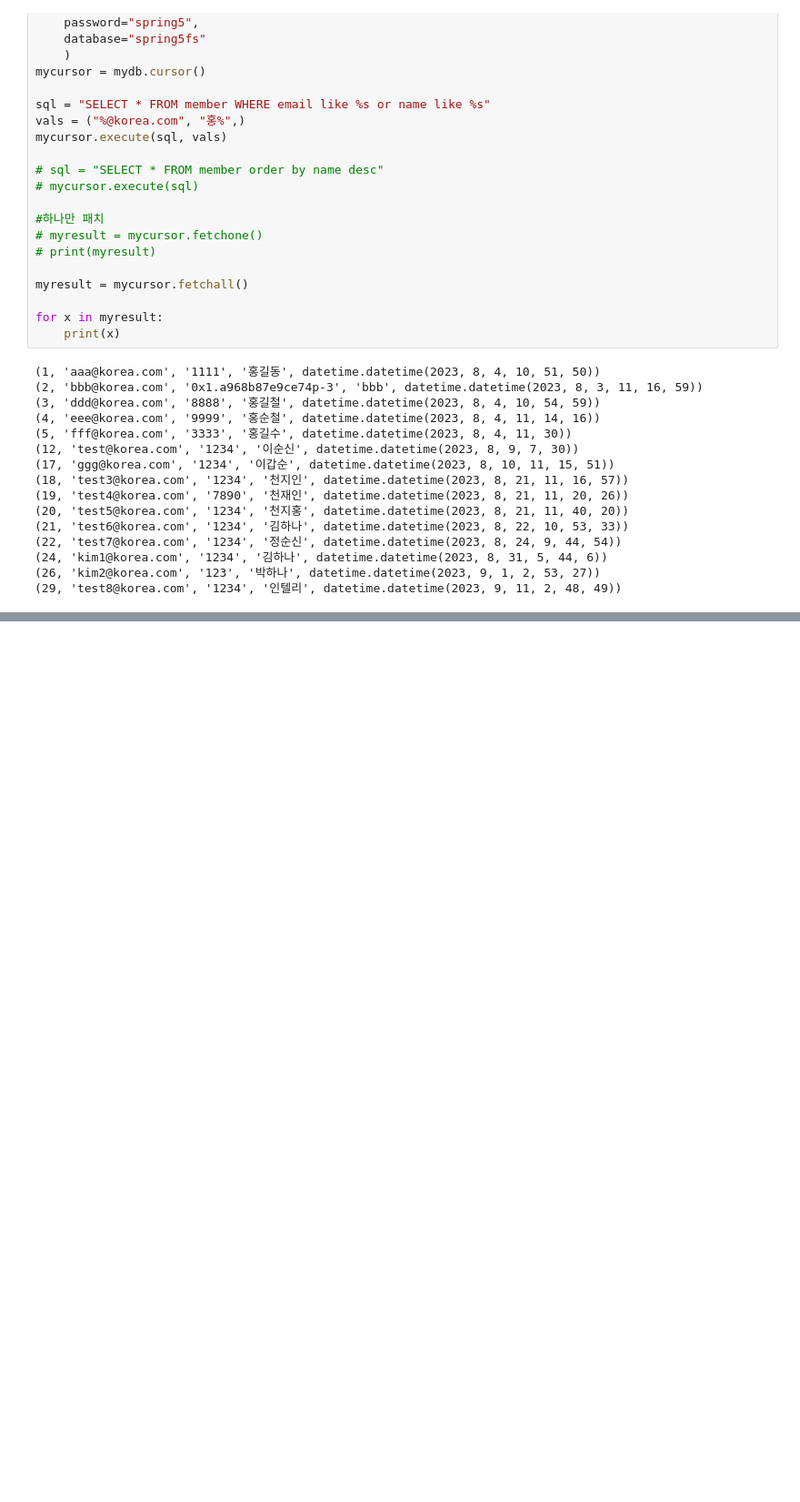
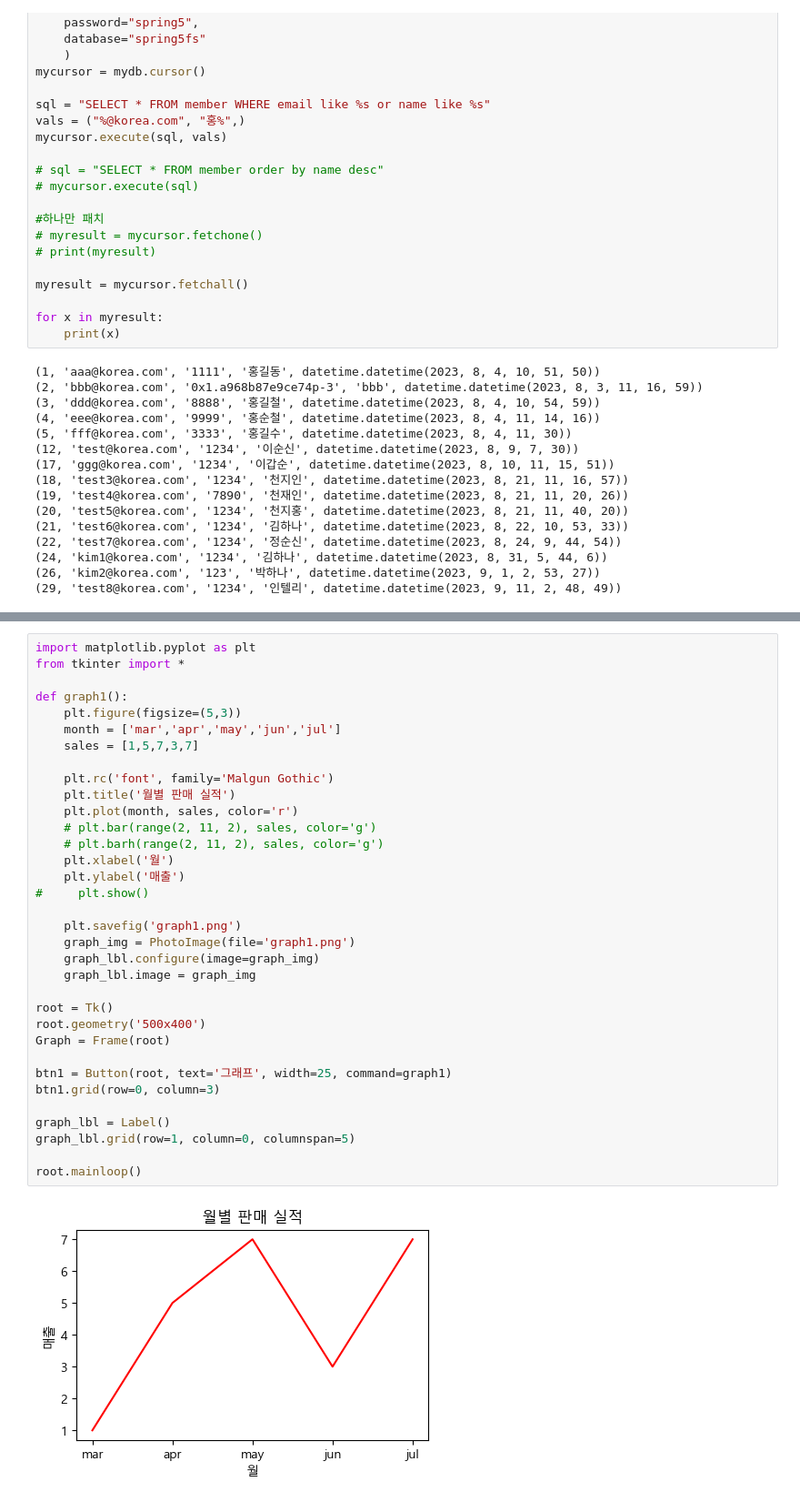
Before and after one commit to Jiwoong-Jung/python1, a Jupyter notebook: 정지웅.ipynb, the cells around one changed output, grey strips where cells are left out. Shown at 91% size. Saved outputs shown, nothing was run; the diff lists cells and outputs as text; blank space fills up the shorter version.

```diff
--- a/정지웅.ipynb
+++ b/정지웅.ipynb
@@ -374,0 +459,36 @@ m
+# %%
+import matplotlib.pyplot as plt
+from tkinter import *
+
+def graph1():
+    plt.figure(figsize=(5,3))
+    month = ['mar','apr','may','jun','jul']
+    sales = [1,5,7,3,7]
+
+    plt.rc('font', family='Malgun Gothic')
+    plt.title('월별 판매 실적')
+    plt.plot(month, sales, color='r')
+    # plt.bar(range(2, 11, 2), sales, color='g')
+    # plt.barh(range(2, 11, 2), sales, color='g')
+    plt.xlabel('월')
+    plt.ylabel('매출')
+#     plt.show()
+
+    plt.savefig('graph1.png')
+    graph_img = PhotoImage(file='graph1.png')
+    graph_lbl.configure(image=graph_img)
+    graph_lbl.image = graph_img
+
+root = Tk()
+root.geometry('500x400')
+Graph = Frame(root)
+
+btn1 = Button(root, text='그래프', width=25, command=graph1)
+btn1.grid(row=0, column=3)
+
+graph_lbl = Label()
+graph_lbl.grid(row=1, column=0, columnspan=5)
+
+root.mainloop()
+# %% [output]
+[figure, added]
```
Also changed, not shown: parts of 6 cells of this notebook.
